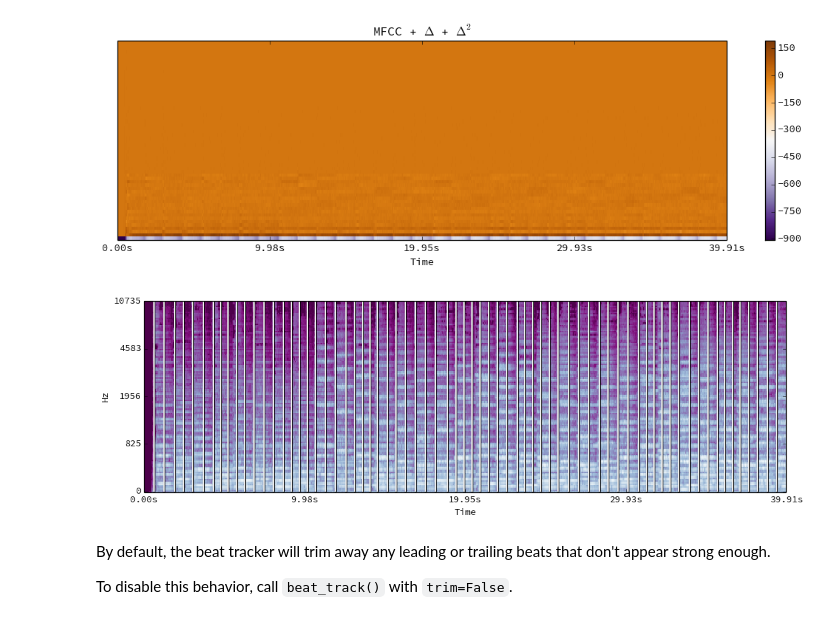
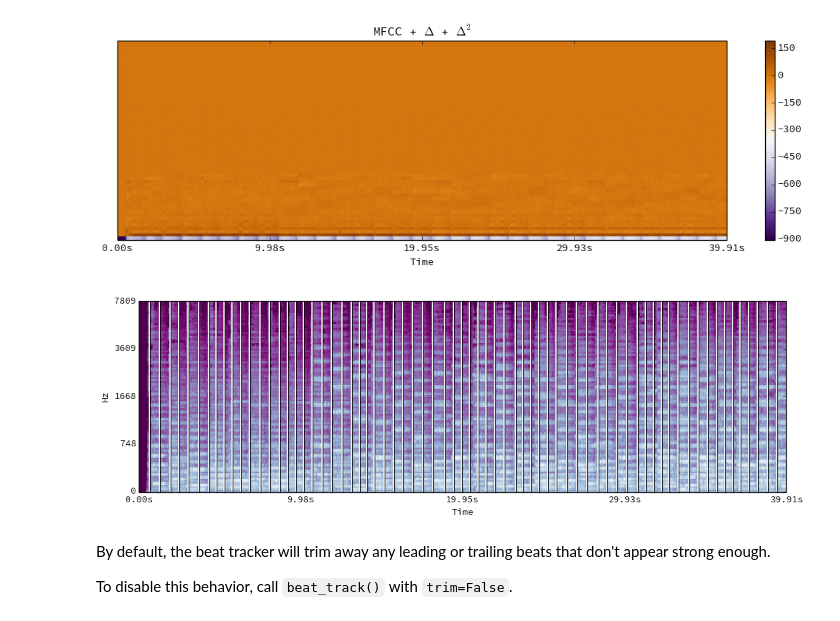
Before and after one commit to librosa/librosa, a Jupyter notebook: examples/LibROSA demo.ipynb, the cells around one changed output. Saved outputs shown, nothing was run; the diff lists cells and outputs as text; code cells hidden in the pictures.

```diff
--- a/examples/LibROSA demo.ipynb
+++ b/examples/LibROSA demo.ipynb
@@ -111,19 +111,19 @@ plt.tight_layout()
 # %%
 # Now, let's run the beat tracker
 tempo, beats = librosa.beat.beat_track(y=y, sr=sr, hop_length=64, n_fft=2048)
 
 # Let's re-draw the spectrogram, but this time, overlay the detected beats
 plt.figure(figsize=(12,4))
-librosa.display.specshow(log_S, sr=sr, hop_length=64, x_axis='time', y_axis='mel')
+librosa.display.specshow(log_S, sr=sr, hop_length=64, x_axis='time', y_axis='mel', fmax=8000)
 
 # Let's draw lines with a drop shadow on the beat events
 plt.vlines(beats, 0, log_S.shape[0], colors='k', linestyles='-', linewidth=2.5)
 plt.vlines(beats, 0, log_S.shape[0], colors='w', linestyles='-', linewidth=1.5)
 plt.axis('tight')
 
 plt.tight_layout()
 # %% [output]
-[figure, old version]
+[figure, new version]
 # %% [markdown]
 By default, the beat tracker will trim away any leading or trailing beats that don't appear strong enough.
 
```
